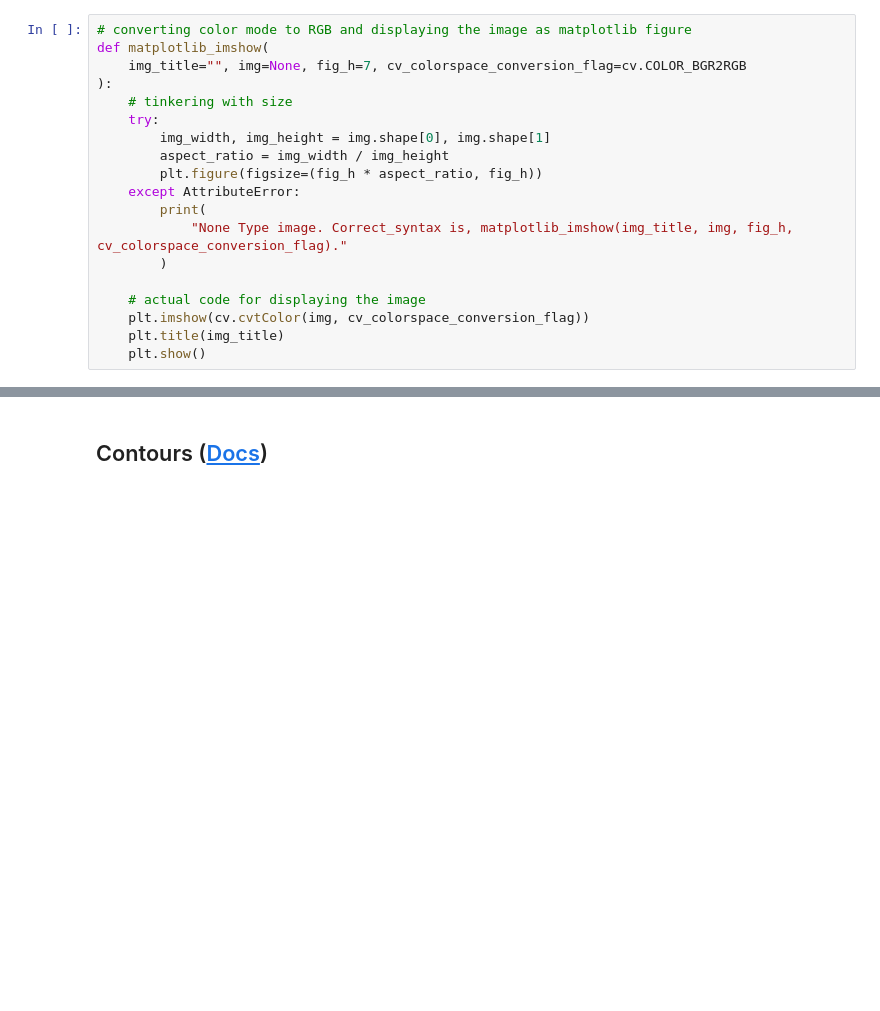
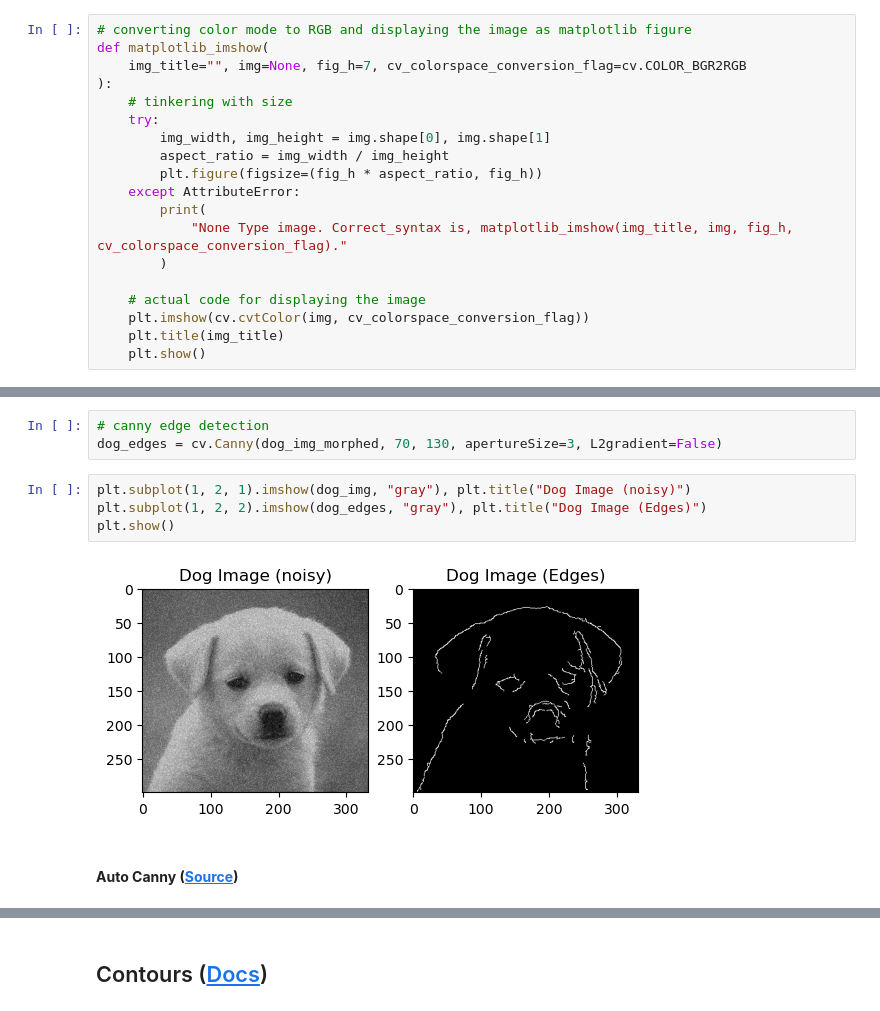
Before and after one commit to MaidulHasan/OpenCV_Basics, a Jupyter notebook: 07_contours.ipynb, the cells around one changed output, grey strips where cells are left out. Saved outputs shown, nothing was run; the diff lists cells and outputs as text; blank space fills up the shorter version.

```diff
--- a/07_contours.ipynb
+++ b/07_contours.ipynb
@@ -29,0 +86,11 @@ def matplotlib_imshow(
+# %%
+# canny edge detection
+dog_edges = cv.Canny(dog_img_morphed, 70, 130, apertureSize=3, L2gradient=False)
+# %%
+plt.subplot(1, 2, 1).imshow(dog_img, "gray"), plt.title("Dog Image (noisy)")
+plt.subplot(1, 2, 2).imshow(dog_edges, "gray"), plt.title("Dog Image (Edges)")
+plt.show()
+# %% [output]
+[figure, added]
+# %% [markdown]
+#### **Auto Canny ([Source](https://pyimagesearch.com/2015/04/06/zero-parameter-automatic-canny-edge-detection-with-python-and-opencv/))**
```
Also changed, not shown: parts of 63 cells of this notebook, 10 other files.
